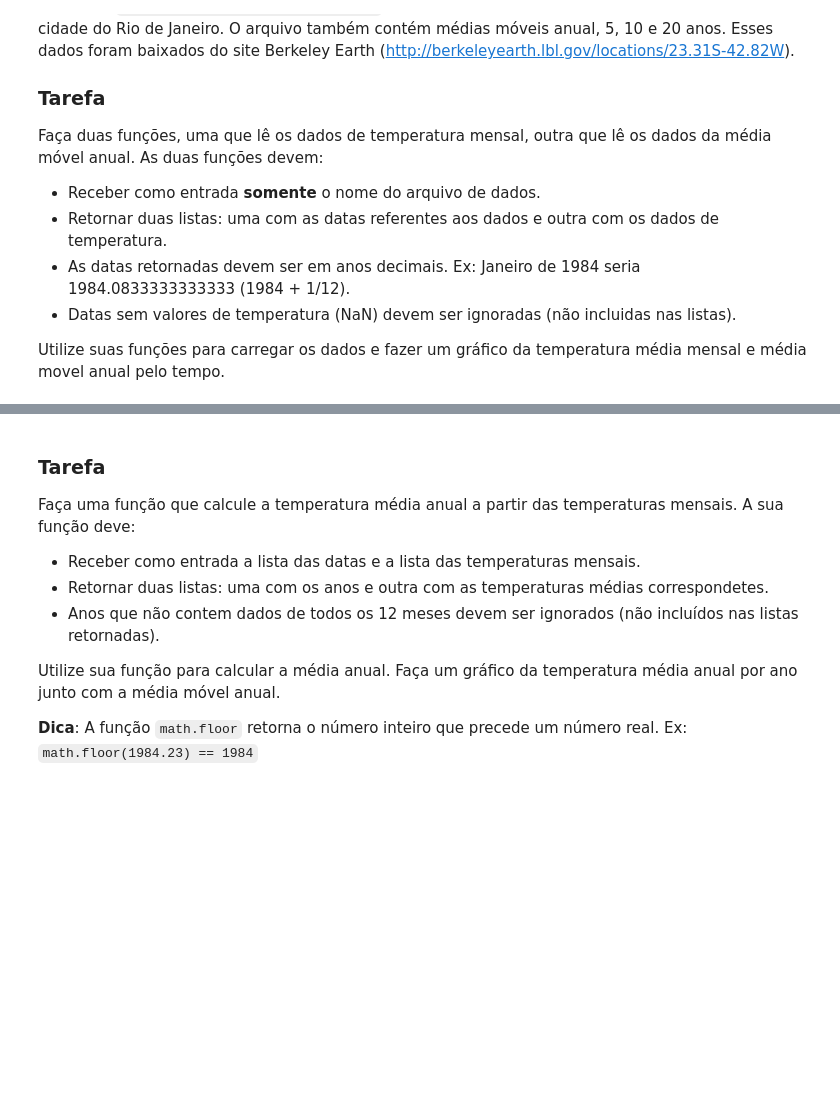
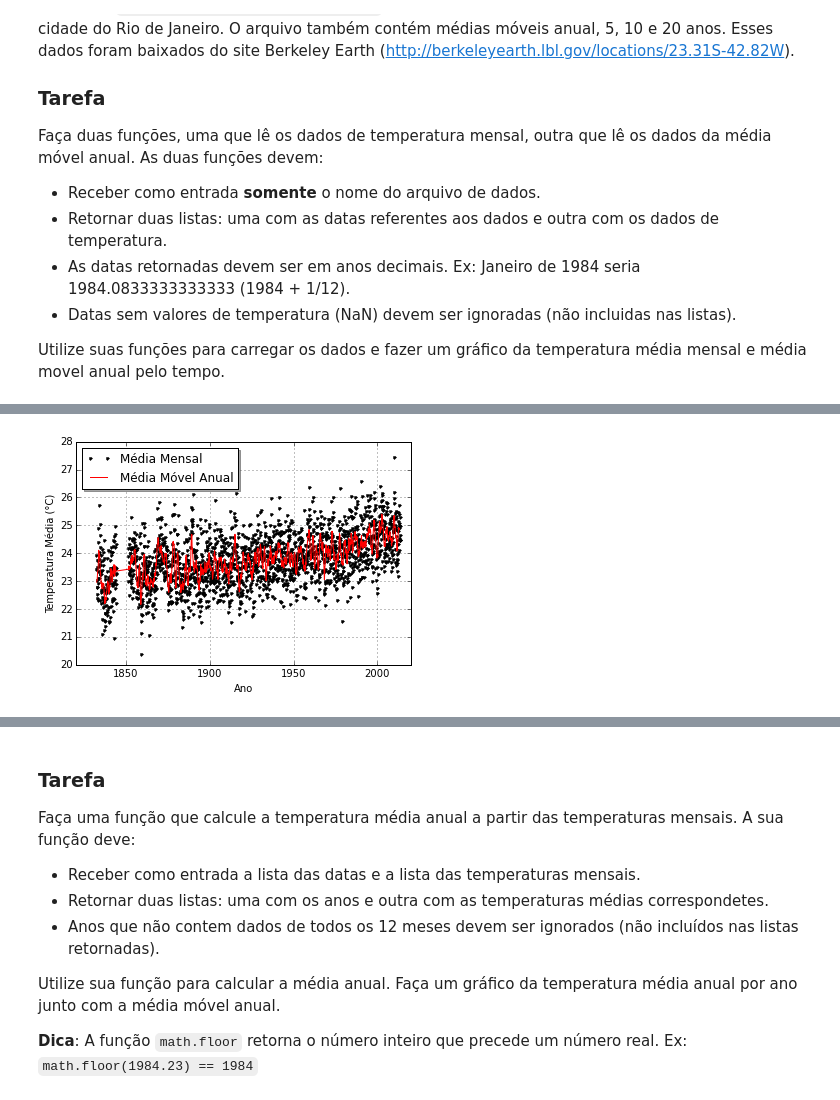
Before and after one commit to mat-esp-2015/capstone-flavia_anderson_filipe_rafael, a Jupyter notebook: capstone.ipynb, the cells around one changed output, grey strips where cells are left out. Saved outputs shown, nothing was run; the diff lists cells and outputs as text; code cells hidden in the pictures; blank space fills up the shorter version.

```diff
--- a/capstone.ipynb
+++ b/capstone.ipynb
@@ -74,9 +76,10 @@ for i in range(N):
 # %%
 plt.figure()
 plt.plot(datas_mensais, Mtemperaturas , ".k",label = "Média Mensal")
-plt.plot(datas_anuais, Atemperaturas, "-r","Média Móvel Anual")
+plt.plot(datas_anuais, Atemperaturas, "-r",label = "Média Móvel Anual")
 plt.xlabel('Ano')
 plt.ylabel('Temperatura Média (°C)')
 plt.xlim(1820,2020)
-plt.legend( )
+plt.grid(axis = 'both')
+plt.legend(loc='upper left', shadow=True, fontsize='large')
 # %% [output]
@@ -84,3 +87,4 @@ SyntaxError: invalid syntax (<ipython-input-28-e9b0c06fab88>, line 7)
+[figure, added]
 # %% [markdown]
 ### Resultado esperado
 
```
Also changed, not shown: parts of 6 cells of this notebook.
